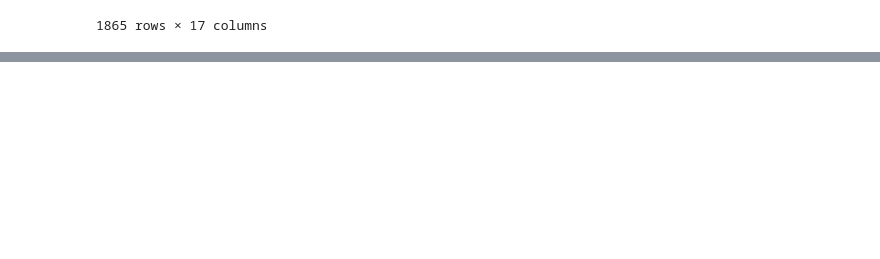
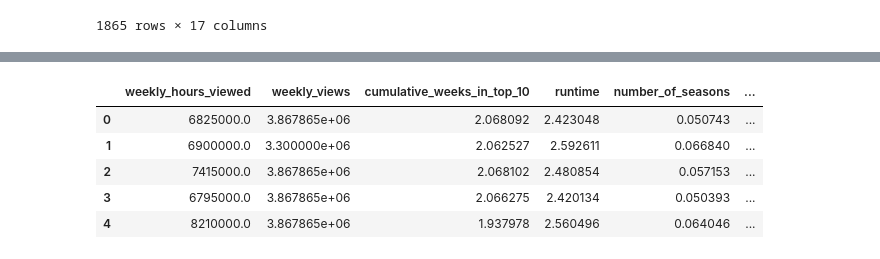
Before and after one commit to adelaidad/ORIE4741FinalProject, a Jupyter notebook: netflix_predictor.ipynb, the cells around one changed output, grey strips where cells are left out. Cells and saved outputs as stored; diff of their text form; code cells hidden in the pictures; blank space fills up the shorter version.

```diff
--- a/netflix_predictor.ipynb
+++ b/netflix_predictor.ipynb
@@ -151,0 +148,15 @@ Options
+# %%
+netflix = pd.DataFrame(Y_completed, columns=['weekly_hours_viewed', 'weekly_views',
+                                                  'cumulative_weeks_in_top_10', 'runtime',
+                                                  'number_of_seasons', 'is_staggered_launch',
+                                                  'language_English', 'language_Non-English',
+                                                  'type_Films', 'type_TV',
+                                                  'available_globally_No', 'available_globally_Yes'])
+netflix.head()
+# %% [output]
+|  | weekly_hours_viewed | weekly_views | cumulative_weeks_in_top_10 | runtime | number_of_seasons | ... |
+| 0 | 6825000.0 | 3.867865e+06 | 2.068092 | 2.423048 | 0.050743 | ... |
+| 1 | 6900000.0 | 3.300000e+06 | 2.062527 | 2.592611 | 0.066840 | ... |
+| 2 | 7415000.0 | 3.867865e+06 | 2.068102 | 2.480854 | 0.057153 | ... |
+| 3 | 6795000.0 | 3.867865e+06 | 2.066275 | 2.420134 | 0.050393 | ... |
+| 4 | 8210000.0 | 3.867865e+06 | 1.937978 | 2.560496 | 0.064046 | ... |
```
Also changed, not shown: parts of 12 cells of this notebook.
